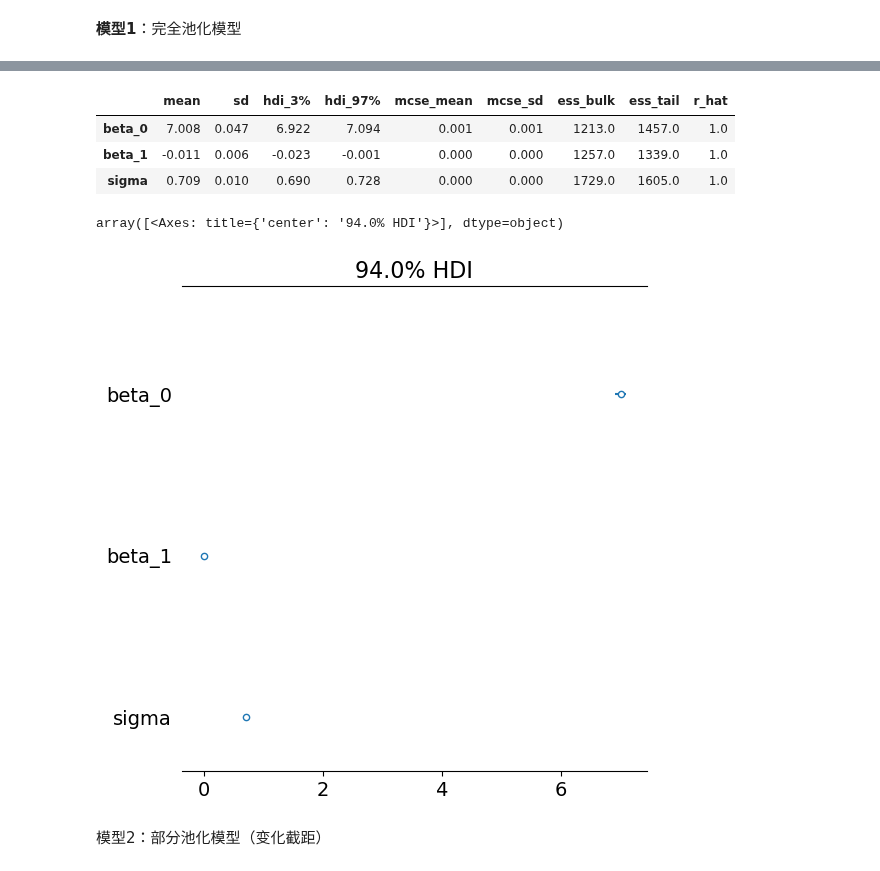
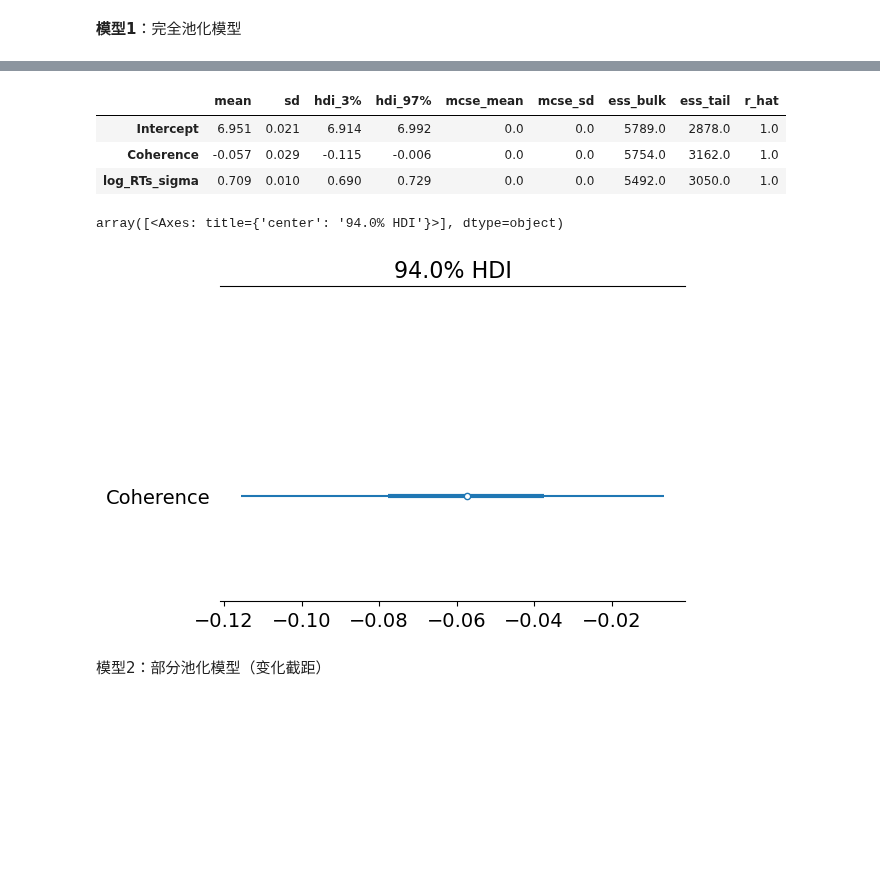
Before and after one commit to hcp4715/psybayesian, a Jupyter notebook: lecture15.ipynb, the cells around one changed output, grey strips where cells are left out. Saved outputs shown, nothing was run; the diff lists cells and outputs as text; code cells hidden in the pictures; blank space fills up the shorter version.

```diff
--- a/lecture15.ipynb
+++ b/lecture15.ipynb
@@ -210,7 +212,7 @@ except:
 
 # 筛选出特定被试并创建索引
 df_first5 = df_raw[df_raw['subject'].isin([81844, 83956, 83824, 66670, 80941])].query("percentCoherence in [5, 10]").copy()
-df_first5["x"] = pd.factorize(df_first5["percentCoherence"])[0]
+df_first5["Coherence"] = np.where(df_first5["percentCoherence"] == 5, 0, 1)
 
 # 为每个被试建立索引 'subj_id' 和 'obs_id'
 df_first5['subj_id'] = df_first5['subject']
@@ -534,0 +277,3 @@ prior_predictive_plot(beta0_mean=7,
+# %%
+## 模型1：完全池化模型
+complete_pooled_model = bmb.Model("log_RTs ~ 1 + Coherence", df_first5)
@@ -557,0 +292,2 @@ Sampling 4 chains for 1_000 tune and 1_000 draw iterations (4_000 + 4_000 draws
+# %%
+complete_pooled_trace = complete_pooled_model.fit(idata_kwargs={"log_likelihood": True})
@@ -558,23 +303,19 @@ Sampling 4 chains for 1_000 tune and 1_000 draw iterations (4_000 + 4_000 draws
 # %%
-complete_pooled_para = az.summary(
-    complete_pooled_trace,
-    var_names=["~mu"],
-    filter_vars="like"
-    )
+complete_pooled_para = az.summary(complete_pooled_trace)
 complete_pooled_para
 # %% [output]
 |  | mean | sd | hdi_3% | hdi_97% | mcse_mean | mcse_sd | ess_bulk | ess_tail | r_hat |
-| beta_0 | 7.008 | 0.047 | 6.922 | 7.094 | 0.001 | 0.001 | 1213.0 | 1457.0 | 1.0 |
-| beta_1 | -0.011 | 0.006 | -0.023 | -0.001 | 0.000 | 0.000 | 1257.0 | 1339.0 | 1.0 |
-| sigma | 0.709 | 0.010 | 0.690 | 0.728 | 0.000 | 0.000 | 1729.0 | 1605.0 | 1.0 |
+| Intercept | 6.951 | 0.021 | 6.914 | 6.992 | 0.0 | 0.0 | 5789.0 | 2878.0 | 1.0 |
+| Coherence | -0.057 | 0.029 | -0.115 | -0.006 | 0.0 | 0.0 | 5754.0 | 3162.0 | 1.0 |
+| log_RTs_sigma | 0.709 | 0.010 | 0.690 | 0.729 | 0.0 | 0.0 | 5492.0 | 3050.0 | 1.0 |
 # %%
 az.plot_forest(
     complete_pooled_trace,
-    var_names=["~mu"],
+    var_names=["Coherence"],
     filter_vars="like",
     combined = True)
 # %% [output]
 array([<Axes: title={'center': '94.0% HDI'}>], dtype=object)
-[figure, old version]
+[figure, new version]
 # %% [markdown]
 模型2：部分池化模型（变化截距）
```
Also changed, not shown: parts of 48 cells of this notebook.
